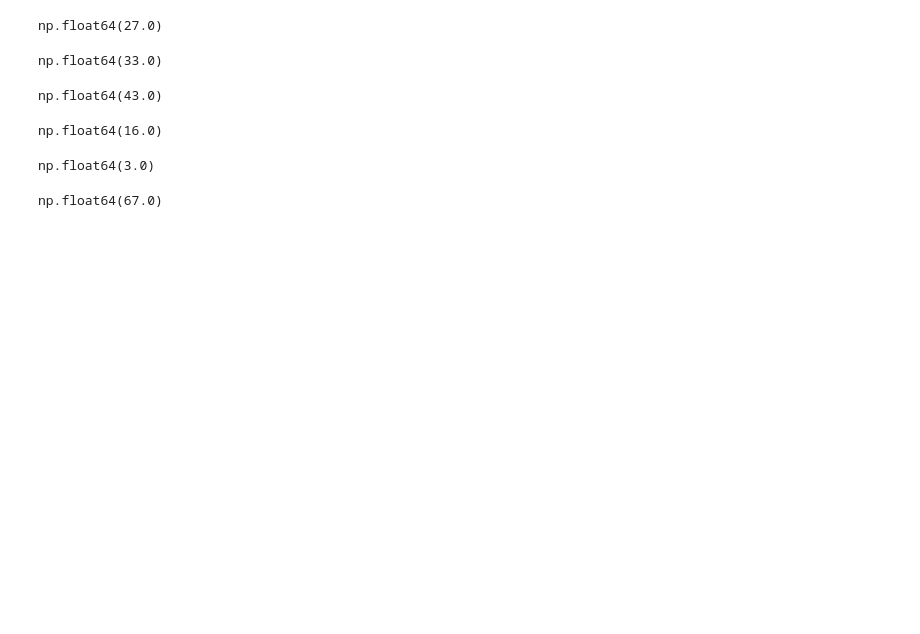
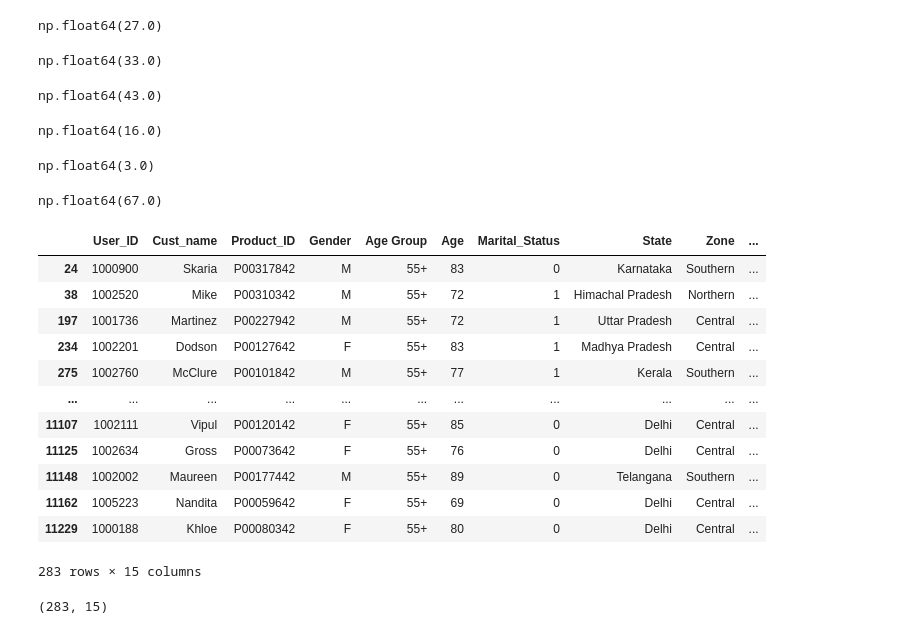
Before and after one commit to priyanz79/docs, a Jupyter notebook: chapter_appendix-tools-for-deep-learning/jupyter.ipynb, the cells around one changed output. Cells and saved outputs as stored; diff of their text form; code cells hidden in the pictures; blank space fills up the shorter version.

```diff
--- a/chapter_appendix-tools-for-deep-learning/jupyter.ipynb
+++ b/chapter_appendix-tools-for-deep-learning/jupyter.ipynb
@@ -310,3 +310,24 @@ UBR=q3+(1.5*iqr)
 UBR
 # %% [output]
 np.float64(67.0)
+# %%
+df1=df[(df['Age']<LBR) | (df['Age']>UBR)]
+df1
+# %% [output]
+|  | User_ID | Cust_name | Product_ID | Gender | Age Group | Age | Marital_Status | State | Zone | ... |
+| 24 | 1000900 | Skaria | P00317842 | M | 55+ | 83 | 0 | Karnataka | Southern | ... |
+| 38 | 1002520 | Mike | P00310342 | M | 55+ | 72 | 1 | Himachal Pradesh | Northern | ... |
+| 197 | 1001736 | Martinez | P00227942 | M | 55+ | 72 | 1 | Uttar Pradesh | Central | ... |
+| 234 | 1002201 | Dodson | P00127642 | F | 55+ | 83 | 1 | Madhya Pradesh | Central | ... |
+| 275 | 1002760 | McClure | P00101842 | M | 55+ | 77 | 1 | Kerala | Southern | ... |
+| ... | ... | ... | ... | ... | ... | ... | ... | ... | ... | ... |
+| 11107 | 1002111 | Vipul | P00120142 | F | 55+ | 85 | 0 | Delhi | Central | ... |
+| 11125 | 1002634 | Gross | P00073642 | F | 55+ | 76 | 0 | Delhi | Central | ... |
+| 11148 | 1002002 | Maureen | P00177442 | M | 55+ | 89 | 0 | Telangana | Southern | ... |
+| 11162 | 1005223 | Nandita | P00059642 | F | 55+ | 69 | 0 | Delhi | Central | ... |
+| 11229 | 1000188 | Khloe | P00080342 | F | 55+ | 80 | 0 | Delhi | Central | ... |
+283 rows × 15 columns
+# %%
+df1.shape
+# %% [output]
+(283, 15)
```
Also changed, not shown: parts of 1 cell of this notebook.
